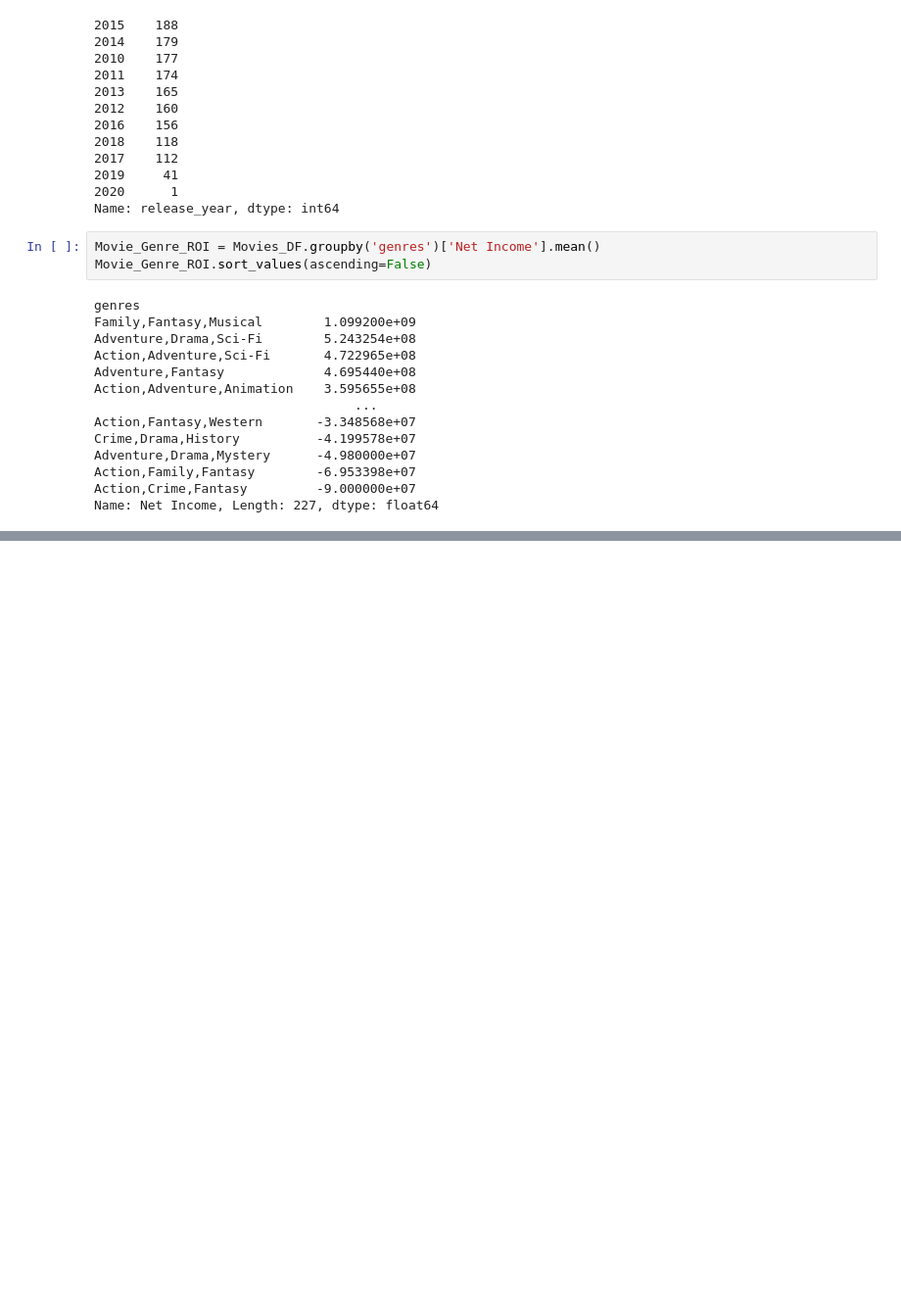
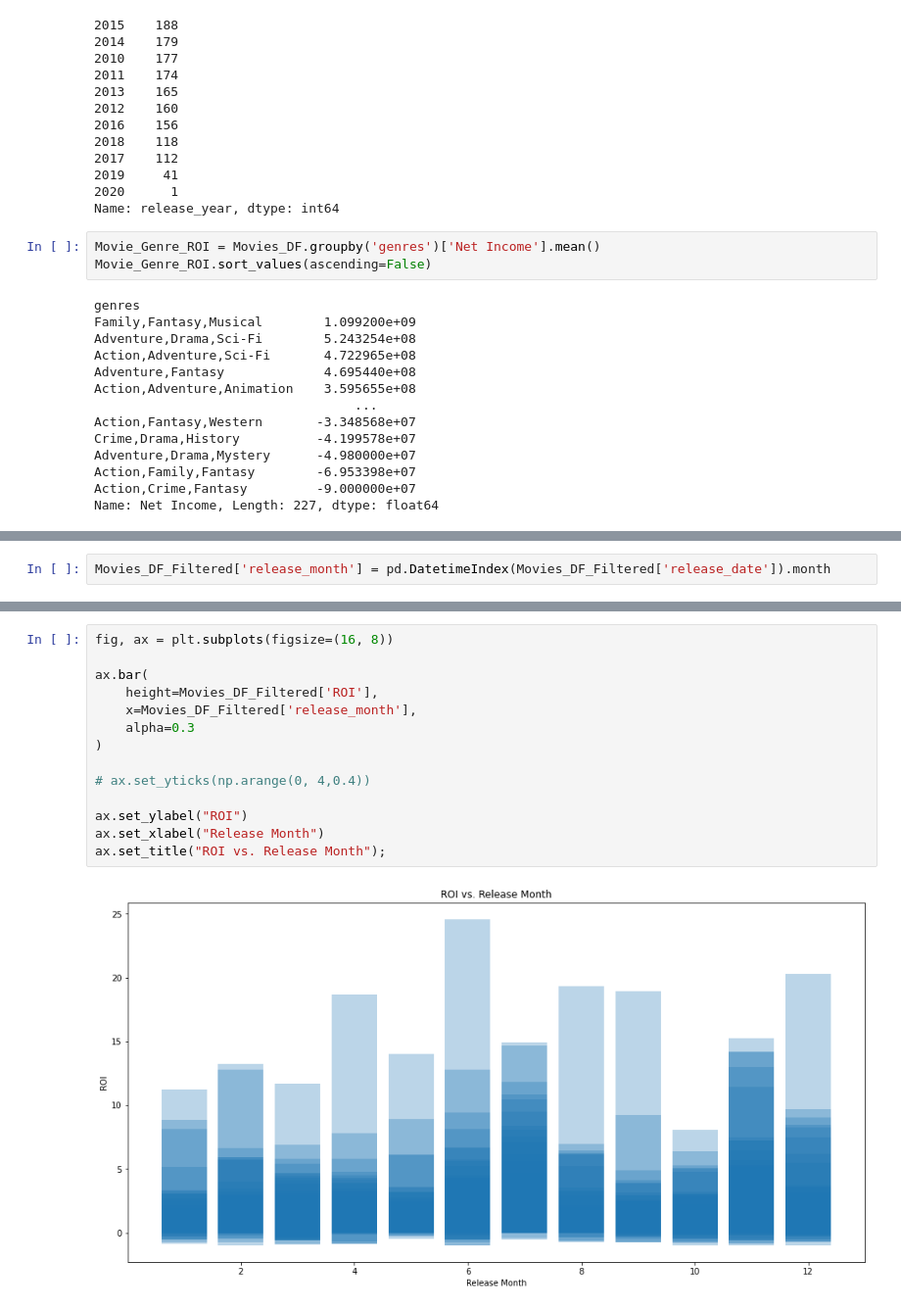
Before and after one commit to learn-co-curriculum/dsc-phase-1-project-v2-4, a Jupyter notebook: student.ipynb, the cells around one changed output, grey strips where cells are left out. Shown at 98% size. Cells and saved outputs as stored; diff of their text form; blank space fills up the shorter version.

Commit message:
graphs on release months

```diff
--- a/student.ipynb
+++ b/student.ipynb
@@ -461,0 +483,2 @@ Name: genres, dtype: int64
+# %%
+Movies_DF_Filtered['release_month'] = pd.DatetimeIndex(Movies_DF_Filtered['release_date']).month
@@ -461,0 +508,16 @@ Name: genres, dtype: int64
+# %%
+fig, ax = plt.subplots(figsize=(16, 8))
+
+ax.bar(
+    height=Movies_DF_Filtered['ROI'],
+    x=Movies_DF_Filtered['release_month'],
+    alpha=0.3
+)
+
+# ax.set_yticks(np.arange(0, 4,0.4))
+
+ax.set_ylabel("ROI")
+ax.set_xlabel("Release Month")
+ax.set_title("ROI vs. Release Month");
+# %% [output]
+[figure, added]
```
Also changed, not shown: parts of 13 cells of this notebook.
